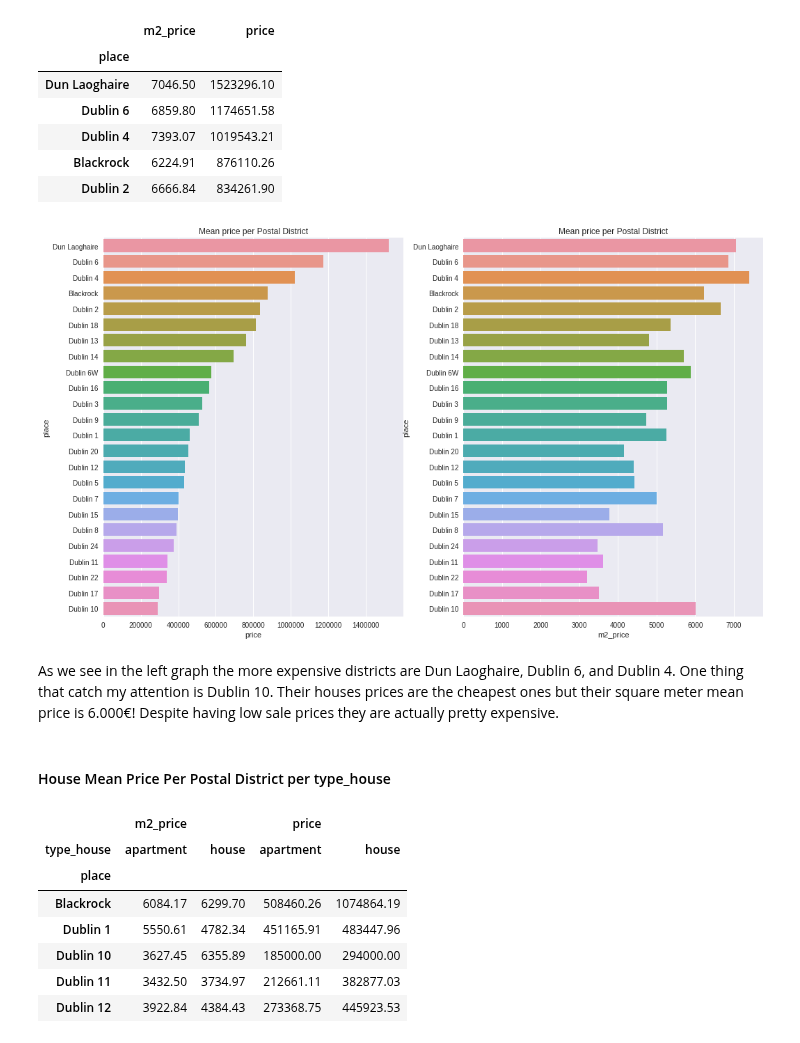
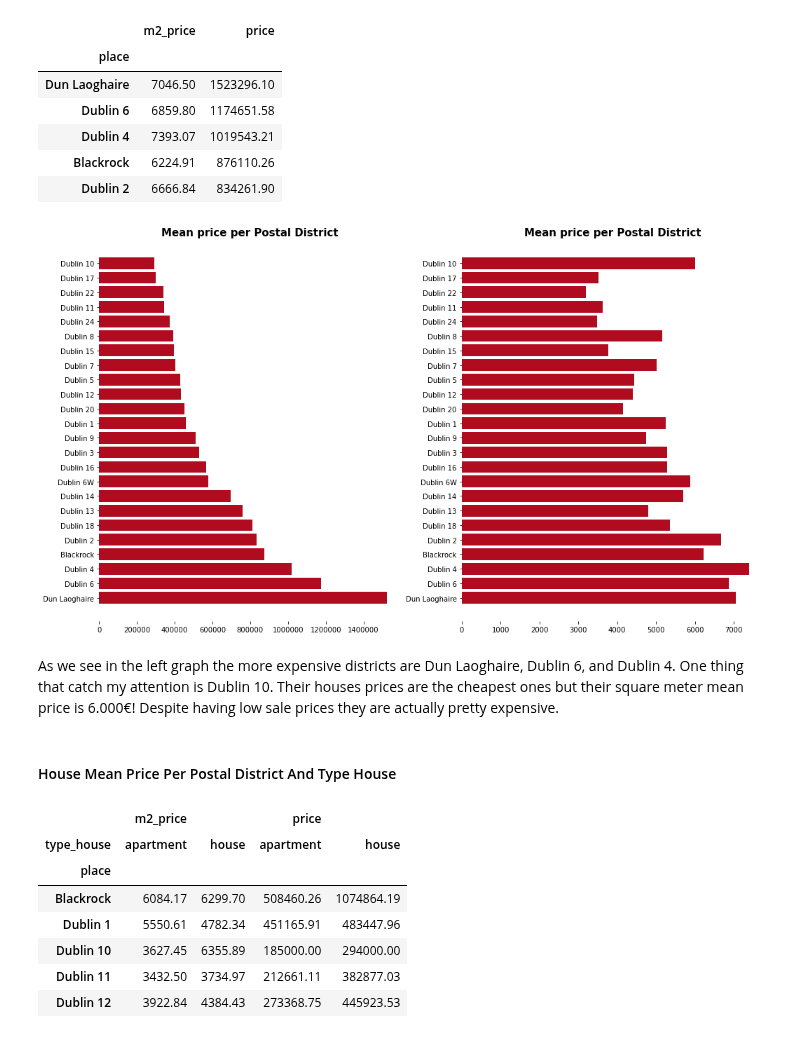
Before and after one commit to javiicc/Identifying_Potential_Investment_Opportunities_In_The_Irish_Real_Estate_Market_Using_MachineLearning, a Jupyter notebook: investment-opportunities/notebooks/Data_Analysis.ipynb, the cells around one changed output. Drawn from its saved outputs; the diff is of its cells as text; code cells hidden in the pictures.

```diff
--- a/investment-opportunities/notebooks/Data_Analysis.ipynb
+++ b/investment-opportunities/notebooks/Data_Analysis.ipynb
@@ -306,24 +306,24 @@ mean_price_per_city_by_type_house
 | Blackrock | 6084.17 | 6299.70 | 508460.26 | 1074864.19 |
 | Waterford | 1970.78 | 2279.28 | 133947.37 | 373687.50 |
 # %%
-fig, axs = plt.subplots(1, 2, figsize=(17, 7))
+fig, ax = plt.subplots(1, 2, figsize=(17, 7))
 
 mean_price_per_city_by_type_house.price.plot(kind='bar',
                                              stacked=False,
-                                             ax=axs[0], color=['#294B63', '#b00b1e'])
-axs[0].set_title('Mean Price Per City By Type House', weight='bold', size=15)
-axs[0].ticklabel_format(style='plain', axis='y')
-axs[0].set_xticklabels(mean_price_per_city_by_type_house.index, rotation=45)
+                                             ax=ax[0], color=['#294B63', '#b00b1e'])
+ax[0].set_title('Mean Price Per City By Type House', weight='bold', size=15)
+ax[0].ticklabel_format(style='plain', axis='y')
+ax[0].set_xticklabels(mean_price_per_city_by_type_house.index, rotation=45)
 for location in ['left', 'bottom', 'right', 'top']:
-    axs[0].spines[location].set_visible(False)
+    ax[0].spines[location].set_visible(False)
 
 mean_price_per_city_by_type_house.m2_price.plot(kind='bar',
                                                 stacked=False,
-                                                ax=axs[1], color=['#294B63', '#b00b1e']);
-axs[1].set_title('Mean m² Price Per City By Type House', weight='bold', size=15)
-axs[1].set_xticklabels(mean_price_per_city_by_type_house.index, rotation=45)
+                                                ax=ax[1], color=['#294B63', '#b00b1e']);
+ax[1].set_title('Mean m² Price Per City By Type House', weight='bold', size=15)
+ax[1].set_xticklabels(mean_price_per_city_by_type_house.index, rotation=45)
 for location in ['left', 'bottom', 'right', 'top']:
-    axs[1].spines[location].set_visible(False)
+    ax[1].spines[location].set_visible(False)
 # %% [output]
 [figure]
 # %% [markdown]
@@ -361,24 +361,28 @@ mean_price_dublin_by_postal_districts.head(5)
 | Dublin 4 | 7393.07 | 1019543.21 |
 | Blackrock | 6224.91 | 876110.26 |
 | Dublin 2 | 6666.84 | 834261.90 |
-# %%
-data = mean_price_dublin_by_postal_districts
-
-fig, axs = plt.subplots(1, 2, figsize=(17, 10))
-
-axs = sns.barplot(x=data.price, y=data.index, data=data, ax=axs[0])
-axs.set_title('Mean price per Postal District')
-axs.ticklabel_format(style='plain', axis='x');
-
-axs = sns.barplot(x=data.m2_price, y=data.index, data=data)  #, ax=axs[1]
-axs.set_title('Mean price per Postal District')
-axs.ticklabel_format(style='plain', axis='x');
-# %% [output]
-[figure, removed]
+# %%
+data = mean_price_dublin_by_postal_districts
+
+fig, ax = plt.subplots(1, 2, figsize=(17, 10))
+
+ax[0].barh(data.index, data.price, data=data, color='#b00b1e')
+ax[0].set_title('Mean price per Postal District', weight='bold', size=15)
+ax[0].ticklabel_format(style='plain', axis='x')
+for location in ['left', 'bottom', 'right', 'top']:
+    ax[0].spines[location].set_visible(False)
+
+ax[1].barh(data.index, data.m2_price, data=data, color='#b00b1e')
+ax[1].set_title('Mean price per Postal District', weight='bold', size=15)
+ax[1].ticklabel_format(style='plain', axis='x')
+for location in ['left', 'bottom', 'right', 'top']:
+    ax[1].spines[location].set_visible(False)
+# %% [output]
+[figure, added]
 # %% [markdown]
 As we see in the left graph the more expensive districts are Dun Laoghaire, Dublin 6, and Dublin 4. One thing that catch my attention is Dublin 10. Their houses prices are the cheapest ones but their square meter mean price is 6.000€! Despite having low sale prices they are actually pretty expensive.
 # %% [markdown]
-#### House Mean Price Per Postal District per type_house
+#### House Mean Price Per Postal District And Type House
 # %%
 # Mean price by `place` and `type_house`
 mean_price_dublin_by_postal_district_and_type_house = pd.pivot_table(data=sale_dublin,
```
Also changed, not shown: parts of 5 cells of this notebook, 3 other files.
